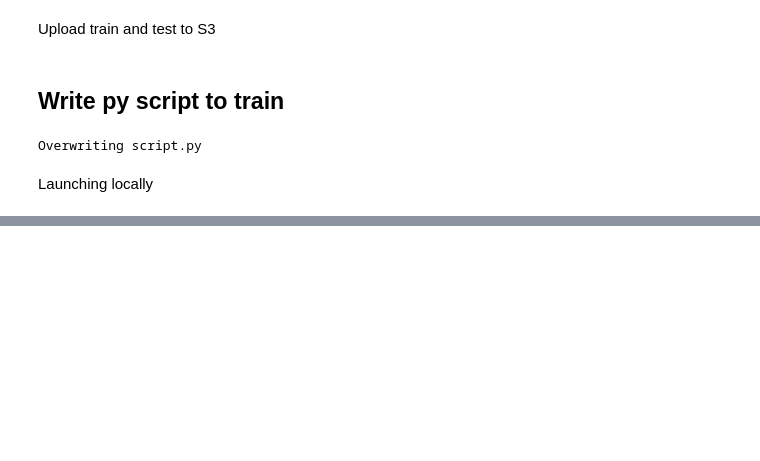
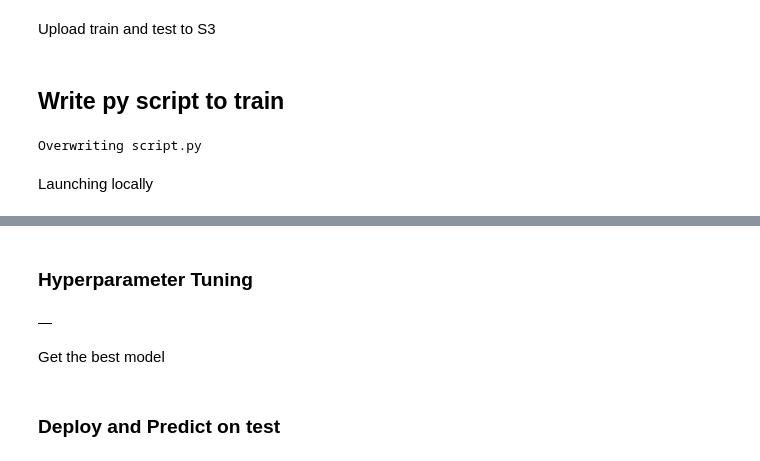
Before and after one commit to neonflux56/Donor_Classification, a Jupyter notebook: ashish_test.ipynb, the cells around one changed output, grey strips where cells are left out. Cells and saved outputs as stored; diff of their text form; code cells hidden in the pictures; blank space fills up the shorter version.

```diff
--- a/ashish_test.ipynb
+++ b/ashish_test.ipynb
@@ -405,0 +450,2 @@ model persisted at ./model.joblib
+# %%
+sklearn_estimator.fit({'train':trainpath, 'test': testpath})
@@ -405,0 +470,34 @@ model persisted at ./model.joblib
+# %% [markdown]
+### Hyperparameter Tuning
+# %%
+# we use the Hyperparameter Tuner
+from sagemaker.tuner import IntegerParameter
+
+# Define exploration boundaries
+hyperparameter_ranges = {
+    'n-estimators': IntegerParameter(20, 100),
+    'min-samples-leaf': IntegerParameter(2, 6)}
+
+# create Optimizer
+Optimizer = sagemaker.tuner.HyperparameterTuner(
+    estimator=sklearn_estimator,
+    hyperparameter_ranges=hyperparameter_ranges,
+    base_tuning_job_name='RF-tuner',
+    objective_type='Maximize',
+    objective_metric_name='validation:f1',
+    metric_definitions=[
+        {'Name': 'validation:f1',
+         'Regex': "F1Score: ([0-9.]+).*$"}],  # extract tracked metric from logs with regexp
+    max_jobs=10,
+    max_parallel_jobs=2)
+# %%
+Optimizer.fit({'train': trainpath, 'test': testpath})
+# %%
+results = Optimizer.analytics().dataframe()
+results.head()
+# %% [output]
+|  |
+# %% [markdown]
+Get the best model
+# %% [markdown]
+### Deploy and Predict on test
```
Also changed, not shown: parts of 10 cells of this notebook, 2 other files.
